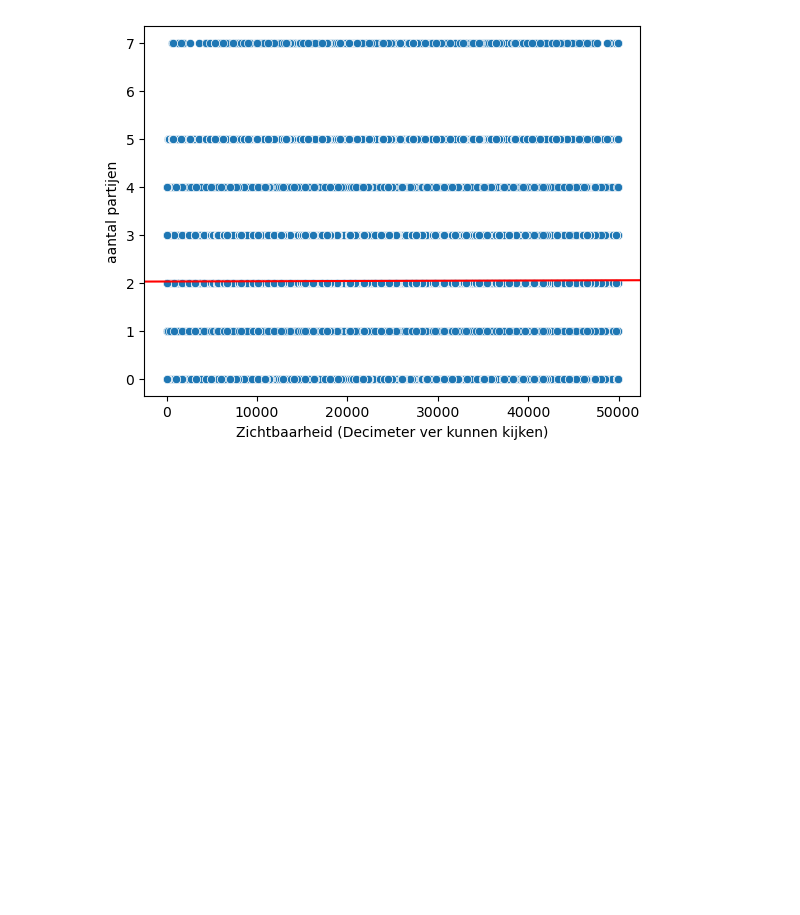
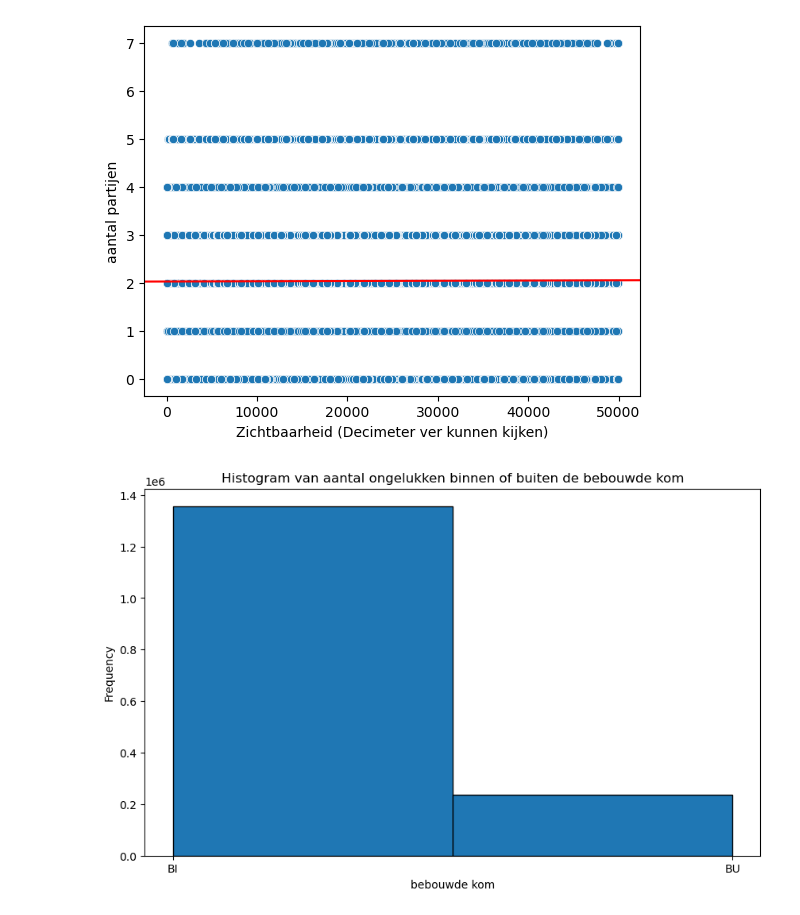
Before and after one commit to tj-072/eindpresentatie_VAv2, a Jupyter notebook: analyse.ipynb, the cells around one changed output. Cells and saved outputs as stored; diff of their text form; code cells hidden in the pictures; blank space fills up the shorter version.

```diff
--- a/analyse.ipynb
+++ b/analyse.ipynb
@@ -317,3 +319,15 @@ sm.graphics.abline_plot(model_results=model, ax=ax, color="red")
 plt.show()
 # %% [output]
 [figure]
+# %%
+# import matplotlib.pyplot as plt
+
+# Assuming merged_gdf is your GeoDataFrame
+plt.figure(figsize=(10, 6))
+plt.hist(merged_gdf['BEBKOM'], bins=2, edgecolor='black')
+plt.xlabel('bebouwde kom')
+plt.ylabel('Frequency')
+plt.title('Histogram van aantal ongelukken binnen of buiten de bebouwde kom')
+plt.show()
+# %% [output]
+[figure, added]
```
Also changed, not shown: parts of 1 cell of this notebook.
